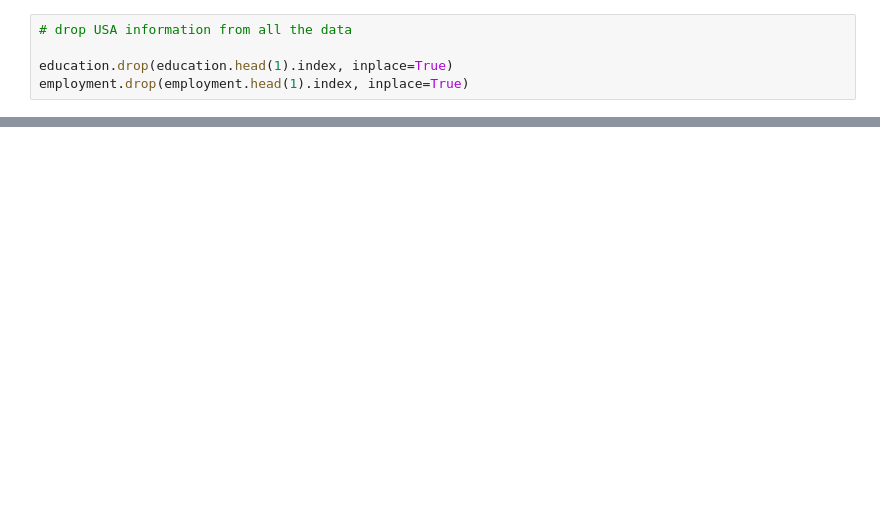
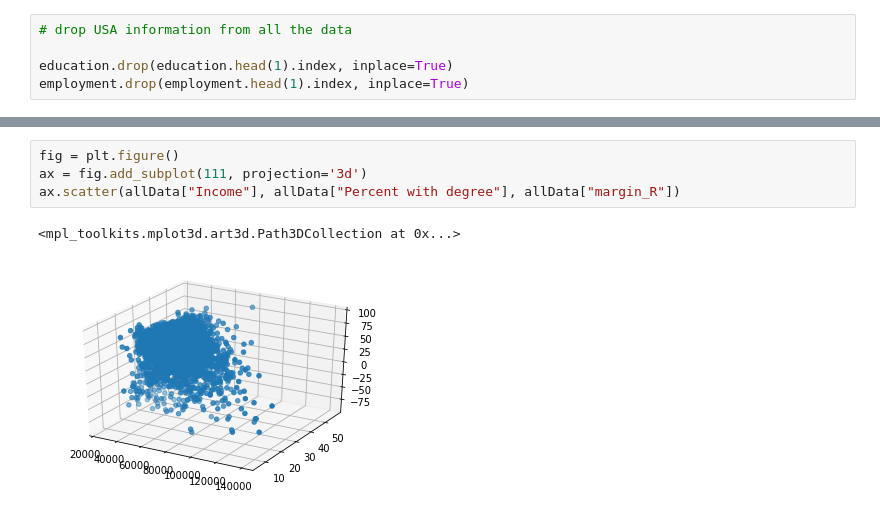
Before and after one commit to GiacomoPuccini/COGS-109-Project, a Jupyter notebook: COGS109_final.ipynb, the cells around one changed output, grey strips where cells are left out. Saved outputs shown, nothing was run; the diff lists cells and outputs as text; blank space fills up the shorter version.

```diff
--- a/COGS109_final.ipynb
+++ b/COGS109_final.ipynb
@@ -92,0 +133,7 @@ electionResults.head()
+# %%
+fig = plt.figure()
+ax = fig.add_subplot(111, projection='3d')
+ax.scatter(allData["Income"], allData["Percent with degree"], allData["margin_R"])
+# %% [output]
+<mpl_toolkits.mplot3d.art3d.Path3DCollection at 0x...>
+[figure, added]
```
Also changed, not shown: parts of 17 cells of this notebook.
